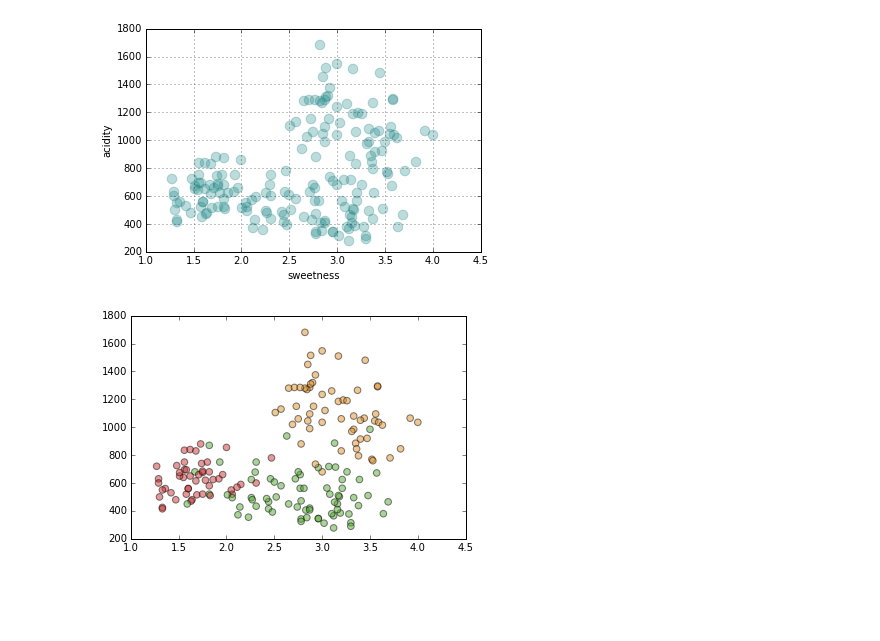
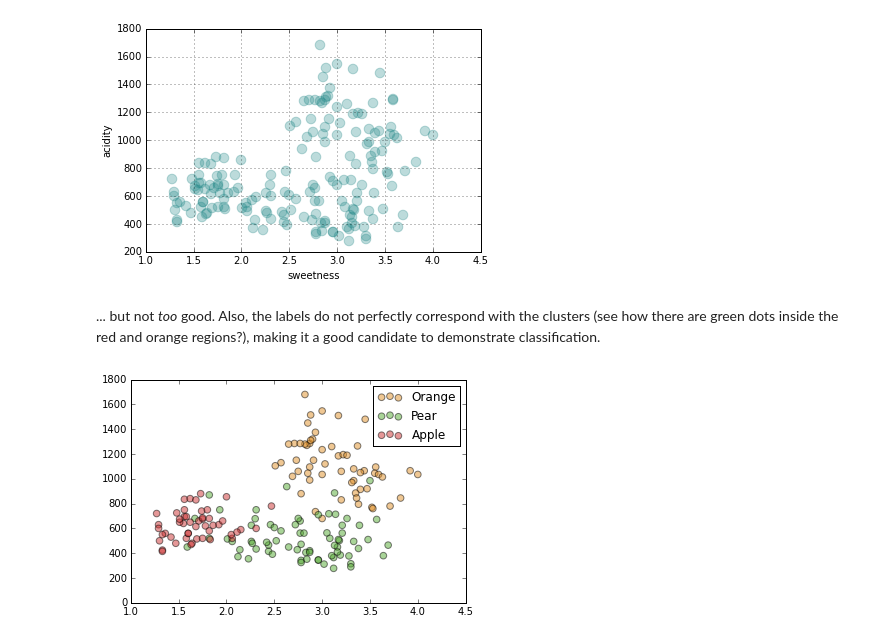
Before and after one commit to Prooffreader/intro_machine_learning, a Jupyter notebook: 01_The_Dataset.ipynb, the cells around one changed output. Saved outputs shown, nothing was run; the diff lists cells and outputs as text; code cells hidden in the pictures; blank space fills up the shorter version.

```diff
--- a/01_The_Dataset.ipynb
+++ b/01_The_Dataset.ipynb
@@ -101,9 +116,14 @@ df.plot(kind='scatter', x='sweetness', y='acidity', color='#228888', s=92, alpha
 # %% [output]
 <matplotlib.axes._subplots.AxesSubplot at 0x...>
 [figure]
+# %% [markdown]
+... but not *too* good. Also, the labels do not perfectly correspond with the clusters (see how there are green dots inside the red and orange regions?), making it a good candidate to demonstrate classification.
 # %%
-# same as above, but with labels marked. The clusters will, of course, not correspond exactly to the labels.
-plt.scatter(df.sweetness, df.acidity, s=44, c=[colors[x] for x in list(df.fruit)], alpha=0.5)
+for i in range(3):
+    plt.scatter(df[df.fruit == i+1].sweetness, df[df.fruit == i+1].acidity,
+                s=44, c=[colors[x] for x in list(df[df.fruit == i+1].fruit)],
+                alpha=0.5, label=fruitnames[i+1])
+plt.legend()
 plt.show()
 # %% [output]
-[figure, old version]
+[figure, new version]
```
Also changed, not shown: parts of 19 cells of this notebook, 7 other files.
